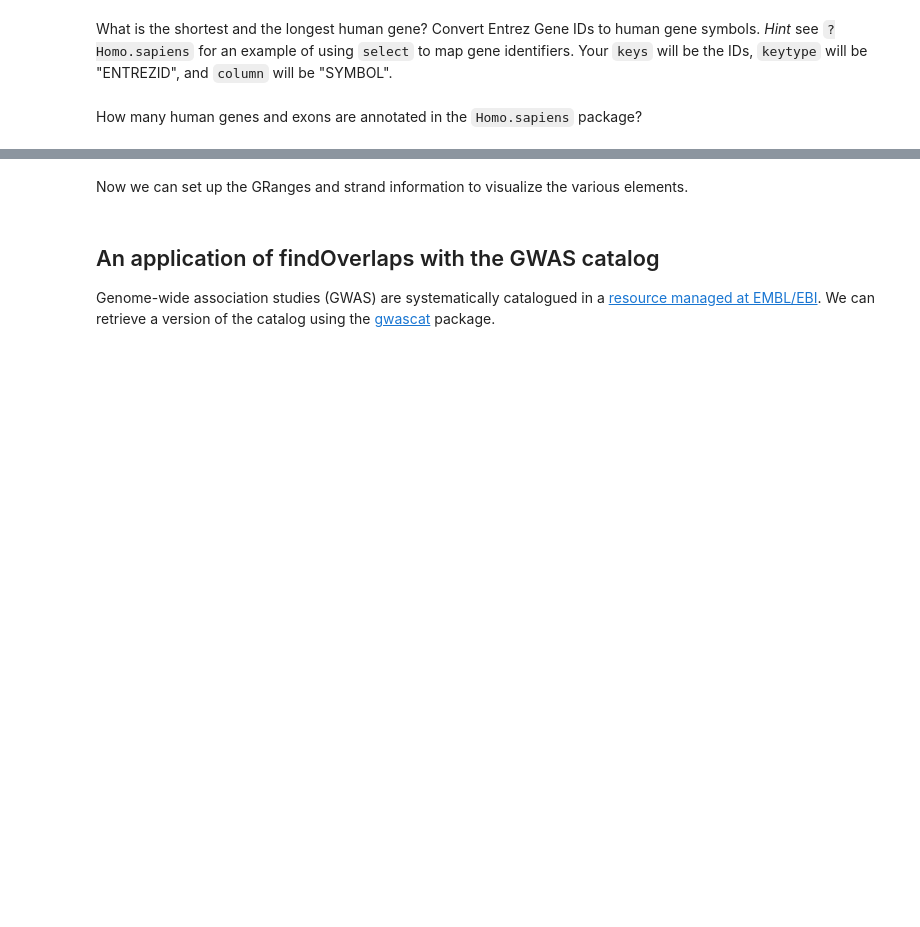
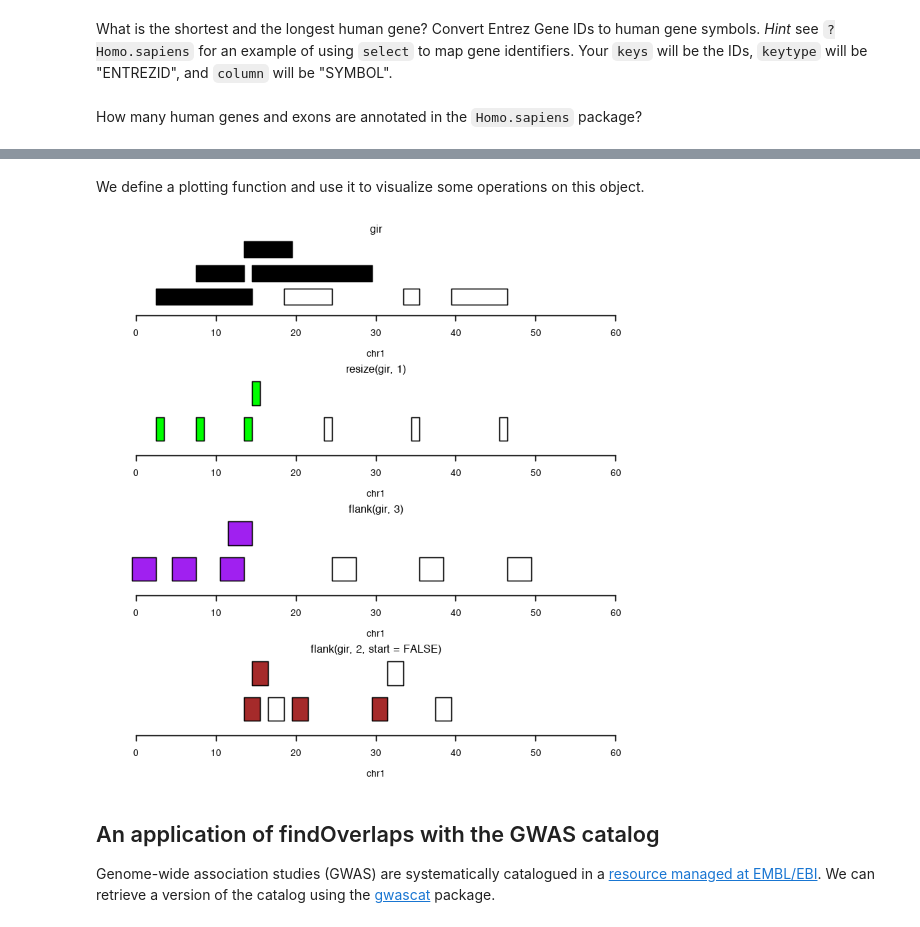
Before and after one commit to vjcitn/BrownCOBRE2018, a Jupyter notebook: notebooks/BrownCOBRE2018Period2.ipynb, the cells around one changed output, grey strips where cells are left out. Saved outputs shown, nothing was run; the diff lists cells and outputs as text; code cells hidden in the pictures; blank space fills up the shorter version.

Commit message:
Strand-aware plot, more exercises, some minor changes to period 2

```diff
--- a/notebooks/BrownCOBRE2018Period2.ipynb
+++ b/notebooks/BrownCOBRE2018Period2.ipynb
@@ -223,7 +498,10 @@ isolation of transcription-start sites `(resize(...,1))`, identifying upstream p
+# %% [markdown]
+We define a plotting function and use it to visualize some operations on this object.
 # %%
-plotGRanges = function (x, xlim = x, col = "black", sep = 0.5, xlimits = c(0,
+plotGRanges = function (x, xlim = x, col = c("black", "white"), sep = 0.5, xlimits = c(0,
     60), ...)
 {
+    strandcol <- col[factor(strand(x))]
     main = deparse(substitute(x))
     ch = as.character(seqnames(x)[1])
     x = ranges(x)
@@ -235,20 +513,19 @@ plotGRanges = function (x, xlim = x, col = "black", sep = 0.5, xlimits = c(0,
     plot.window(xlim = xlimits, c(0, max(bins) * (height + sep)))
     ybottom <- bins * (sep + height) - height
     rect(start(x) - 0.5, ybottom, end(x) + 0.5, ybottom + height,
-        col = col, ...)
+        col = strandcol, ...)
     title(main, xlab = ch)
     axis(1)
 }
-# %% [markdown]
-Now we can set up the GRanges and strand information to visualize the various elements.
 # %%
+# Minus-strand ranges are shown as empty white boxes
 par(mfrow=c(4,1), mar=c(4,2,2,2))
-library(GenomicRanges)
-gir = GRanges(seqnames="chr1", ir, strand=c(rep("+", 4), rep("-",3)))
 plotGRanges(gir, xlim=c(0,60))
-plotGRanges(resize(gir,1), xlim=c(0,60),col="green")
-plotGRanges(flank(gir,3), xlim=c(0,60), col="purple")
-plotGRanges(flank(gir,2,start=FALSE), xlim=c(0,60), col="brown")
+plotGRanges(resize(gir,1), xlim=c(0,60),col=c("green", "white"))
+plotGRanges(flank(gir,3), xlim=c(0,60), col=c("purple", "white"))
+plotGRanges(flank(gir,2,start=FALSE), xlim=c(0,60), col=c("brown", "white"))
+# %% [output]
+[figure, added]
 # %% [markdown]
 ## An application of findOverlaps with the GWAS catalog
 
```
Also changed, not shown: parts of 62 cells of this notebook.
